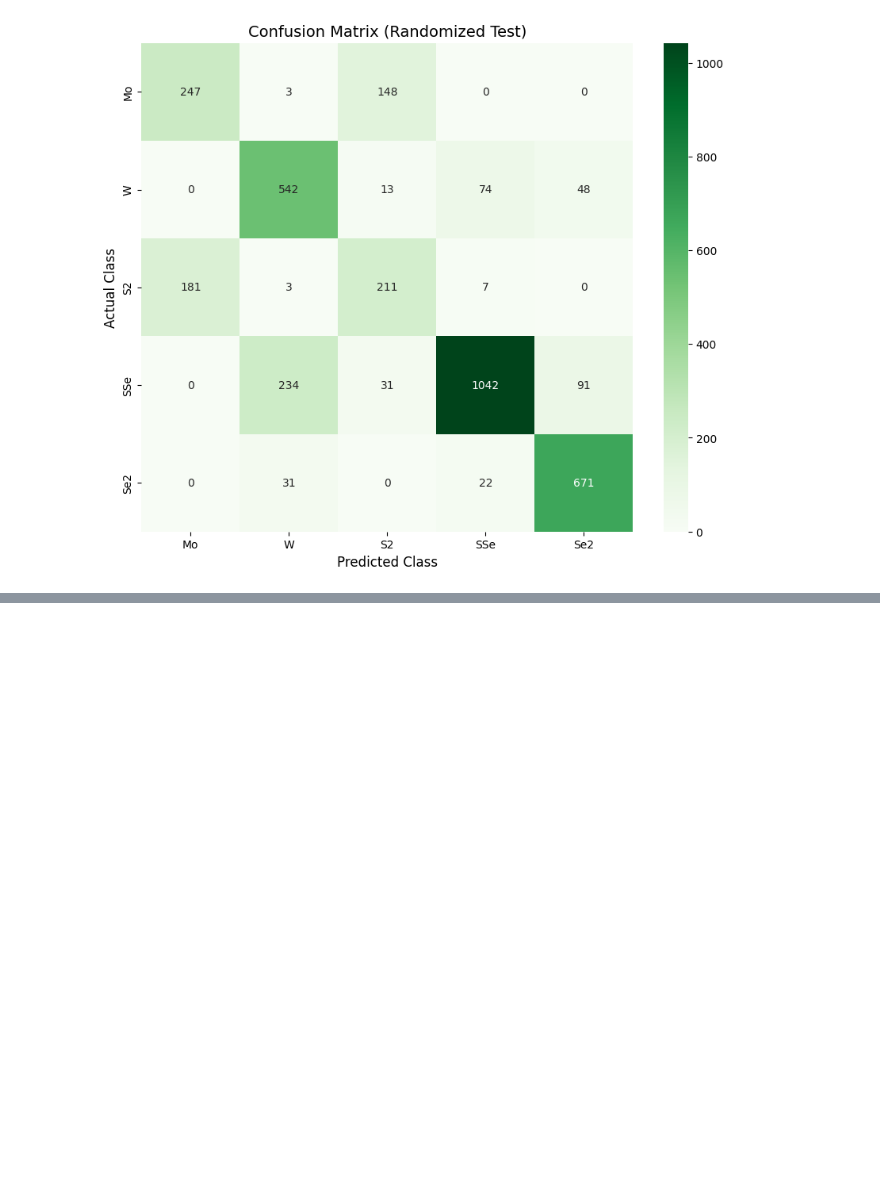
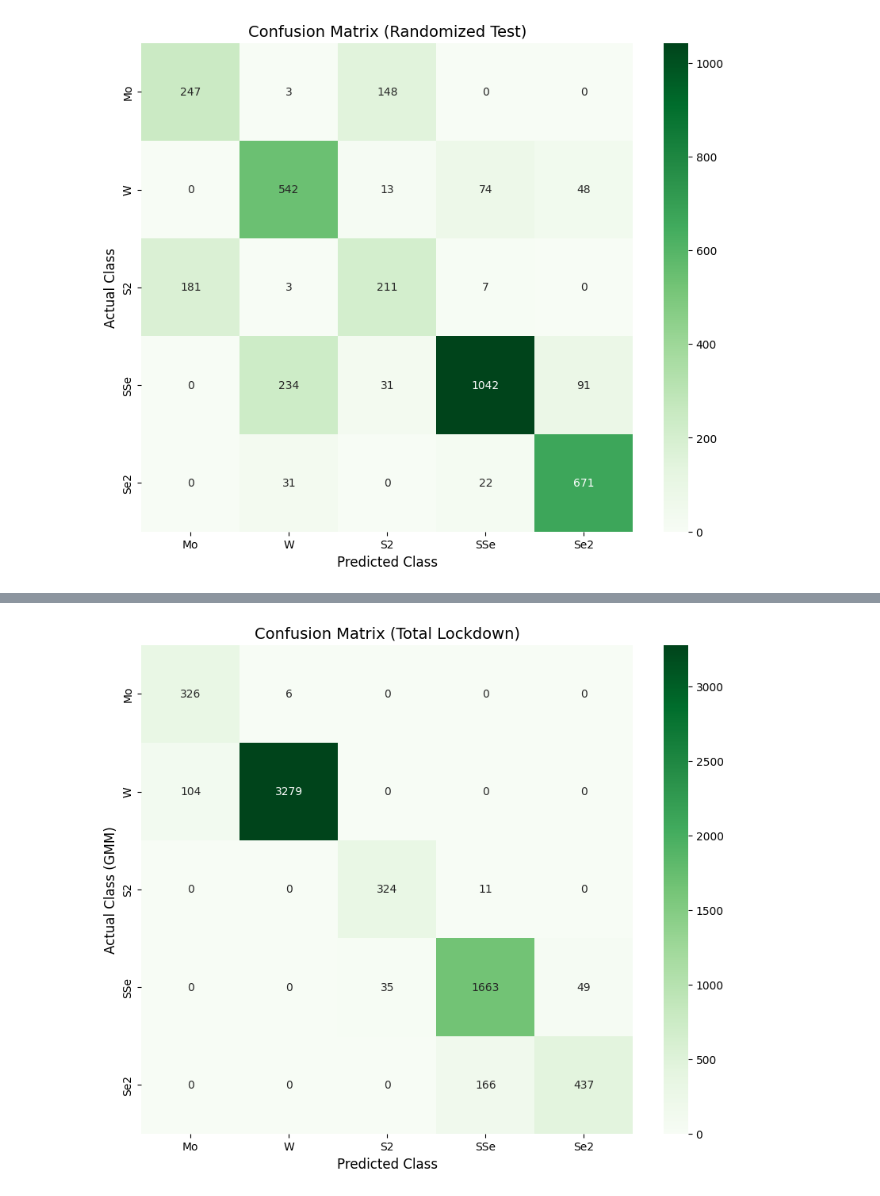
Before and after one commit to callen350/haadf-stem-hackathon, a Jupyter notebook: notebooks/HackathonAI.ipynb, the cells around one changed output, grey strips where cells are left out. Cells and saved outputs as stored; diff of their text form; code cells hidden in the pictures; blank space fills up the shorter version.

```diff
--- a/notebooks/HackathonAI.ipynb
+++ b/notebooks/HackathonAI.ipynb
@@ -1099,3 +1099,78 @@ Batch 10/10
 
 🏆 True Randomized Accuracy: 75.38%
 [figure]
+# %%
+# --- MILESTONE 5.3 (FINAL FIX): TOTAL PHYSICS LOCKDOWN ---
+
+import numpy as np
+from sklearn.metrics import confusion_matrix
+import matplotlib.pyplot as plt
+import seaborn as sns
+
+print("Applying TOTAL Physics Lockdown...")
+
+# 1. Get Raw Predictions for the ORIGINAL 6400 atoms
+X_original = X_atomai[:len(coordinates)]
+y_original = y_atomai[:len(coordinates)]
+
+# Run Prediction
+outputs = model.predict(X_original, num_aug=4)
+
+if isinstance(outputs, tuple) or isinstance(outputs, list):
+    raw_output = outputs[0]
+else:
+    raw_output = outputs
+
+if raw_output.ndim == 2:
+    current_preds = np.argmax(raw_output, axis=1)
+else:
+    current_preds = raw_output.astype(int)
+
+print(f"Initial Accuracy: {np.mean(current_preds == y_original) * 100:.2f}%")
+
+# 2. Apply "Total Lockdown" Logic
+final_preds_constrained = current_preds.copy()
+
+# --- RULE 1: LOCK DOWN THE METALS (A-Sites) ---
+# An A-Site MUST be Class 0 (Mo) or Class 1 (W).
+# If the model guessed Class 2 (S2), it saw a Dim spot -> Force to Mo (0)
+# If the model guessed Class 3 (SSe) or 4 (Se2), it saw a Bright spot -> Force to W (1)
+
+# Fix Dim Errors
+err_A_dim = np.intersect1d(a_sites, np.where(current_preds == 2)[0])
+final_preds_constrained[err_A_dim] = 0
+
+# Fix Bright Errors (This is what we missed last time!)
+err_A_bright = np.intersect1d(a_sites, np.where((current_preds == 3) | (current_preds == 4))[0])
+final_preds_constrained[err_A_bright] = 1
+
+
+# --- RULE 2: LOCK DOWN THE CHALCOGENS (B-Sites) ---
+# A B-Site MUST be Class 2 (S2), 3 (SSe), or 4 (Se2).
+# If the model guessed Class 0 (Mo), it saw a Dim spot -> Force to S2 (2)
+# If the model guessed Class 1 (W), it saw a Bright spot -> Force to SSe (3) (Most common alloy)
+
+# Fix Dim Errors
+err_B_dim = np.intersect1d(b_sites, np.where(current_preds == 0)[0])
+final_preds_constrained[err_B_dim] = 2
+
+# Fix Bright Errors (The 888 error case!)
+err_B_bright = np.intersect1d(b_sites, np.where(current_preds == 1)[0])
+final_preds_constrained[err_B_bright] = 3
+
+# 3. Evaluate
+acc_constrained = np.mean(final_preds_constrained == y_original) * 100
+
+print(f"\n🏆 Accuracy AFTER Total Lockdown: {acc_constrained:.2f}%")
+
+# 4. Visual Proof
+plt.figure(figsize=(10, 8))
+cm = confusion_matrix(y_original, final_preds_constrained)
+sns.heatmap(cm, annot=True, fmt='d', cmap='Greens',
+            xticklabels=['Mo', 'W', 'S2', 'SSe', 'Se2'],
+            yticklabels=['Mo', 'W', 'S2', 'SSe', 'Se2'])
+plt.xlabel('Predicted Class', fontsize=12)
+plt.ylabel('Actual Class (GMM)', fontsize=12)
+plt.title('Confusion Matrix (Total Lockdown)', fontsize=14)
+plt.show()
+# %% [output]
@@ -1101,0 +1183 @@ Batch 10/10
+[figure, added]
```
Also changed, not shown: parts of 1 cell of this notebook.
